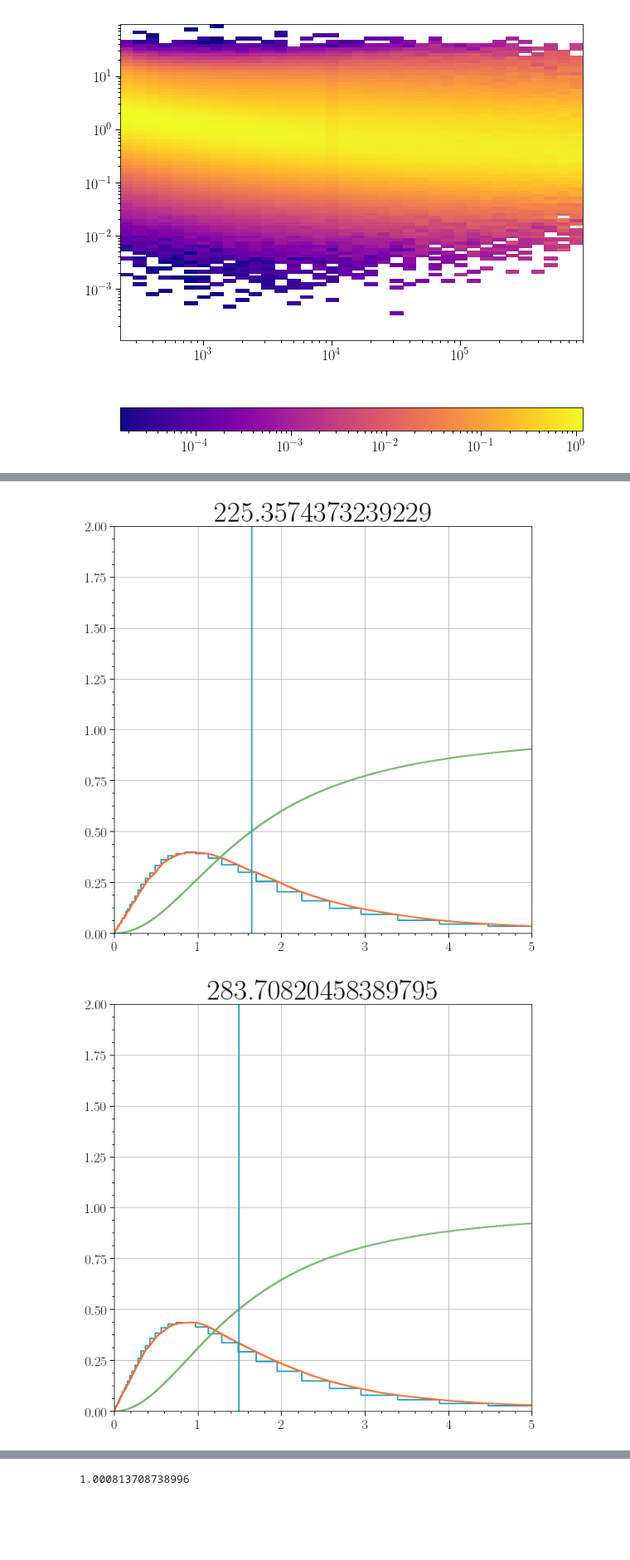
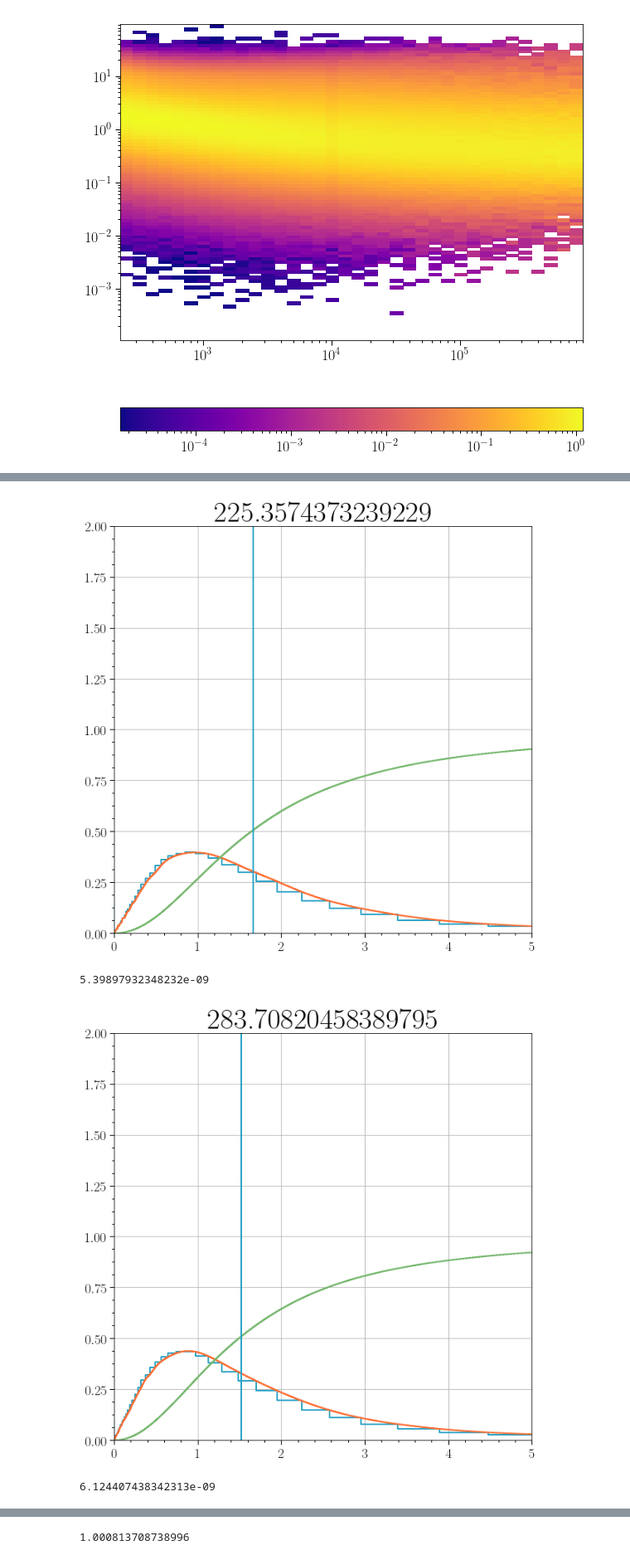
Before and after one commit to jlazar17/solar_WIMP, a Jupyter notebook: resolution_plots.ipynb, the cells around one changed output, grey strips where cells are left out. Shown at 83% size. Drawn from its saved outputs; the diff is of its cells as text; code cells hidden in the pictures; blank space fills up the shorter version.

```diff
--- a/resolution_plots.ipynb
+++ b/resolution_plots.ipynb
@@ -83,7 +86,8 @@ for j, arr in enumerate(h[0][3:]):
 
     dn_dtheta = arr / np.log(10) / delta_psi_centers
 
-    f   = UnivariateSpline(np.log10(delta_psi_centers), np.log10(dn_dtheta), k=5, s=1e-5)
+    f   = UnivariateSpline(np.log10(delta_psi_centers), np.log10(dn_dtheta), k=5, s=1e-4)
+#     f   = UnivariateSpline(np.log10(delta_psi_centers), np.log10(dn_dtheta), k=5, s=1e-5)
 
 
     def dn_dtheta_interp(x):
@@ -98,7 +102,7 @@ for j, arr in enumerate(h[0][3:]):
     i = integrate.quad(lambda x: np.exp(x)*dn_dtheta_interp(np.exp(x)), np.log(delta_psi_centers_good)[0], np.log(delta_psi_centers_good)[-1])
 
 
-
+    print(i[1] / i[0])
     norm = i[0]
     norms.append(norm)
 
@@ -126,3 +131,5 @@ for j, arr in enumerate(h[0][3:]):
 [figure]
+5.39897932348232e-09
-[figure, old version]
+[figure, new version]
+6.124407438342313e-09
 [figure]
```
Also changed, not shown: parts of 9 cells of this notebook.
